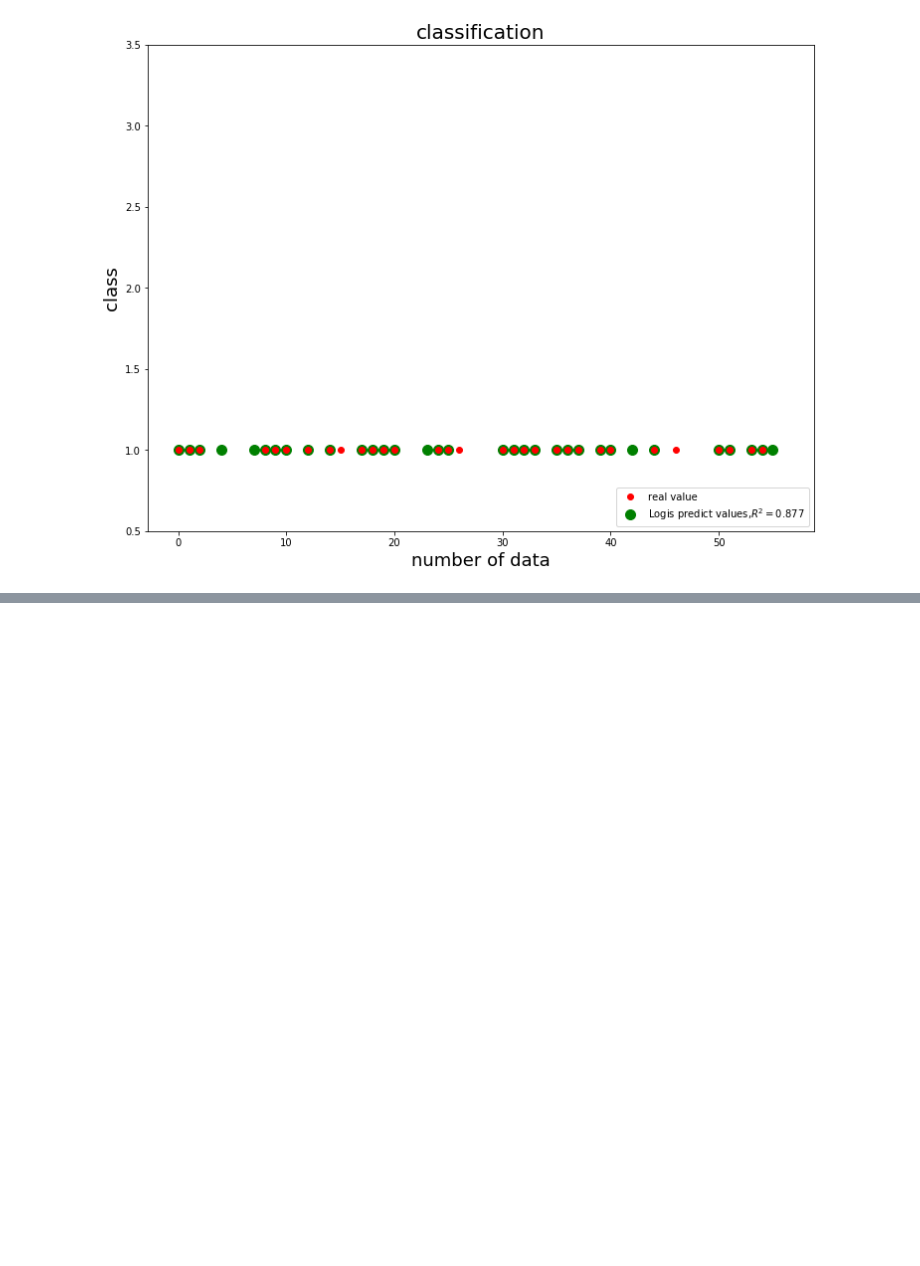
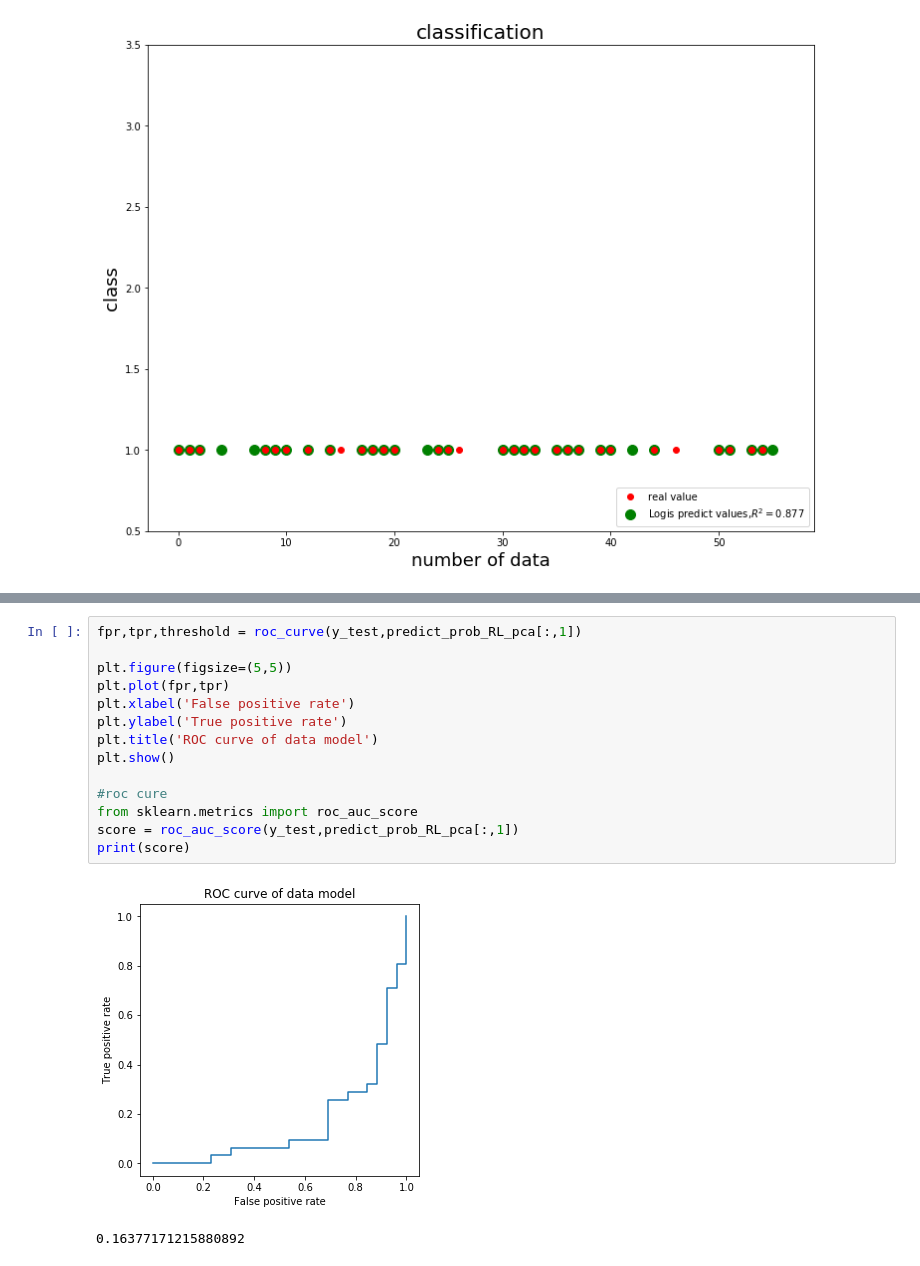
Before and after one commit to yaoxubox/predict_cardiopathie, a Jupyter notebook: analysis_heart.ipynb, the cells around one changed output, grey strips where cells are left out. Cells and saved outputs as stored; diff of their text form; blank space fills up the shorter version.

```diff
--- a/analysis_heart.ipynb
+++ b/analysis_heart.ipynb
@@ -307,0 +355,17 @@ Text(0.5,1,'classification')
+# %%
+fpr,tpr,threshold = roc_curve(y_test,predict_prob_RL_pca[:,1])
+
+plt.figure(figsize=(5,5))
+plt.plot(fpr,tpr)
+plt.xlabel('False positive rate')
+plt.ylabel('True positive rate')
+plt.title('ROC curve of data model')
+plt.show()
+
+#roc cure
+from sklearn.metrics import roc_auc_score
+score = roc_auc_score(y_test,predict_prob_RL_pca[:,1])
+print(score)
+# %% [output]
+[figure, added]
+0.16377171215880892
```
Also changed, not shown: parts of 12 cells of this notebook.
